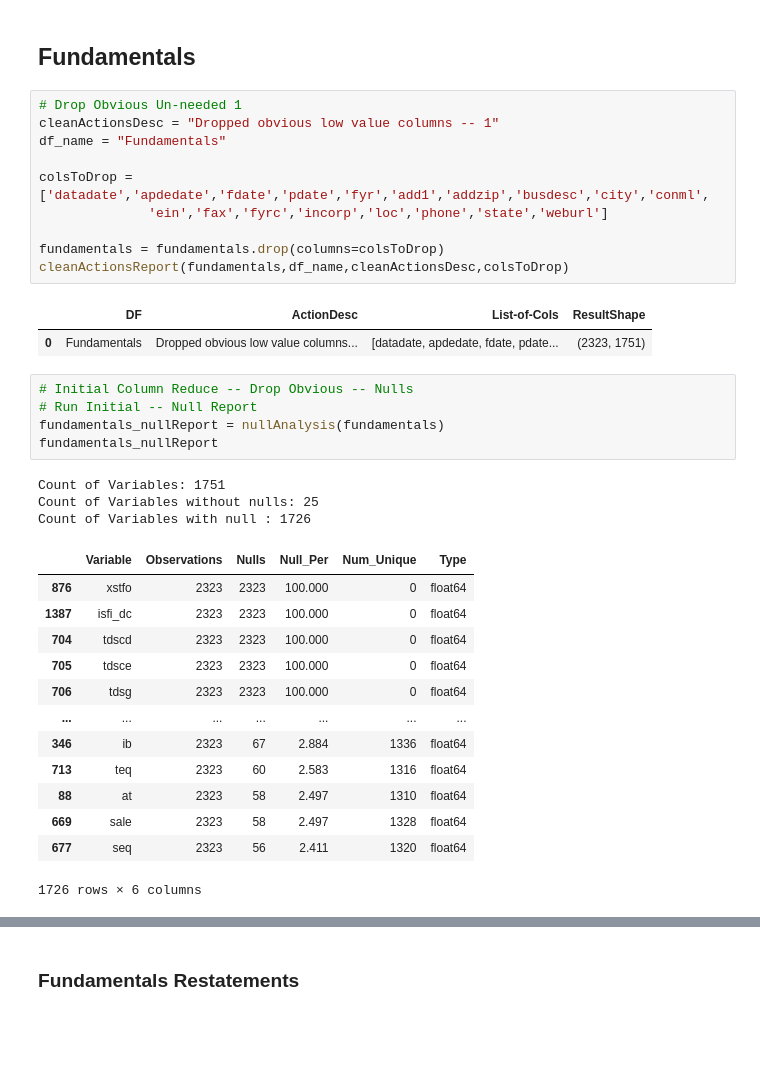
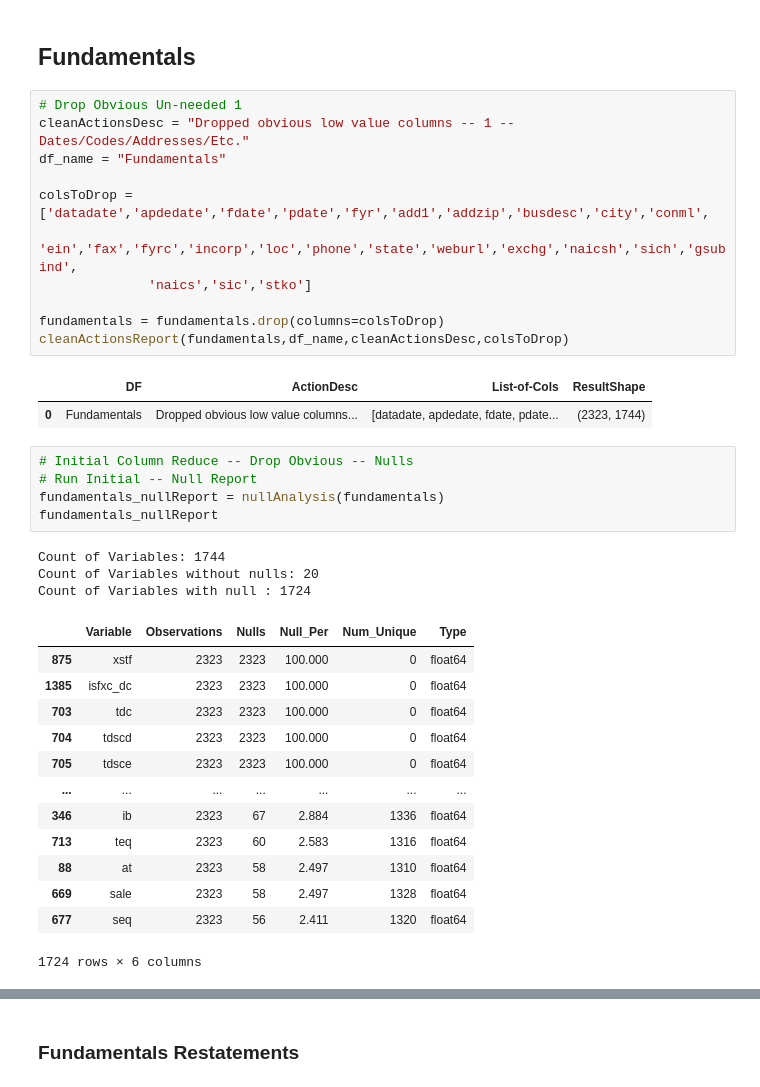
Before and after one commit to bcullinan32/CapstoneProject, a Jupyter notebook: Capstone-Main.ipynb, the cells around one changed output, grey strips where cells are left out. Cells and saved outputs as stored; diff of their text form; blank space fills up the shorter version.

```diff
--- a/Capstone-Main.ipynb
+++ b/Capstone-Main.ipynb
@@ -235,39 +235,40 @@ fundamentals_DD
 ## Fundamentals
 # %%
 # Drop Obvious Un-needed 1
-cleanActionsDesc = "Dropped obvious low value columns -- 1"
+cleanActionsDesc = "Dropped obvious low value columns -- 1 -- Dates/Codes/Addresses/Etc."
 df_name = "Fundamentals"
 
 colsToDrop = ['datadate','apdedate','fdate','pdate','fyr','add1','addzip','busdesc','city','conml',
-              'ein','fax','fyrc','incorp','loc','phone','state','weburl']
+              'ein','fax','fyrc','incorp','loc','phone','state','weburl','exchg','naicsh','sich','gsubind',
+              'naics','sic','stko']
 
 fundamentals = fundamentals.drop(columns=colsToDrop)
 cleanActionsReport(fundamentals,df_name,cleanActionsDesc,colsToDrop)
 # %% [output]
 |  | DF | ActionDesc | List-of-Cols | ResultShape |
-| 0 | Fundamentals | Dropped obvious low value columns... | [datadate, apdedate, fdate, pdate... | (2323, 1751) |
+| 0 | Fundamentals | Dropped obvious low value columns... | [datadate, apdedate, fdate, pdate... | (2323, 1744) |
 # %%
 # Initial Column Reduce -- Drop Obvious -- Nulls
 # Run Initial -- Null Report
 fundamentals_nullReport = nullAnalysis(fundamentals)
 fundamentals_nullReport
 # %% [output]
-Count of Variables: 1751
-Count of Variables without nulls: 25
-Count of Variables with null : 1726
+Count of Variables: 1744
+Count of Variables without nulls: 20
+Count of Variables with null : 1724
 |  | Variable | Observations | Nulls | Null_Per | Num_Unique | Type |
-| 876 | xstfo | 2323 | 2323 | 100.000 | 0 | float64 |
-| 1387 | isfi_dc | 2323 | 2323 | 100.000 | 0 | float64 |
+| 875 | xstf | 2323 | 2323 | 100.000 | 0 | float64 |
+| 1385 | isfxc_dc | 2323 | 2323 | 100.000 | 0 | float64 |
+| 703 | tdc | 2323 | 2323 | 100.000 | 0 | float64 |
 | 704 | tdscd | 2323 | 2323 | 100.000 | 0 | float64 |
 | 705 | tdsce | 2323 | 2323 | 100.000 | 0 | float64 |
-| 706 | tdsg | 2323 | 2323 | 100.000 | 0 | float64 |
 | ... | ... | ... | ... | ... | ... | ... |
 | 346 | ib | 2323 | 67 | 2.884 | 1336 | float64 |
 | 713 | teq | 2323 | 60 | 2.583 | 1316 | float64 |
 | 88 | at | 2323 | 58 | 2.497 | 1310 | float64 |
 | 669 | sale | 2323 | 58 | 2.497 | 1328 | float64 |
 | 677 | seq | 2323 | 56 | 2.411 | 1320 | float64 |
-1726 rows × 6 columns
+1724 rows × 6 columns
 # %%
 # Initial Column Reduce -- Drop Obvious -- Nulls
 # Initial Null Drop -- More than 75% -- Will Re-Run w/ lower threshold after rows combined
```
Also changed, not shown: parts of 16 cells of this notebook, 14 other files.
